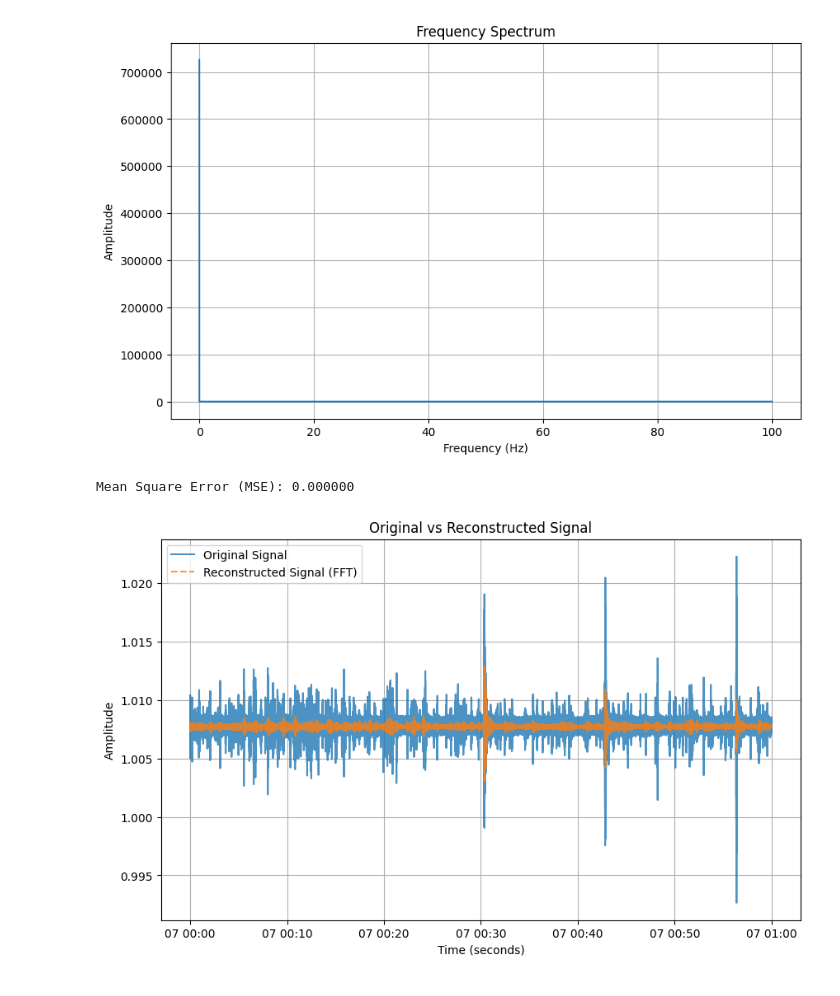
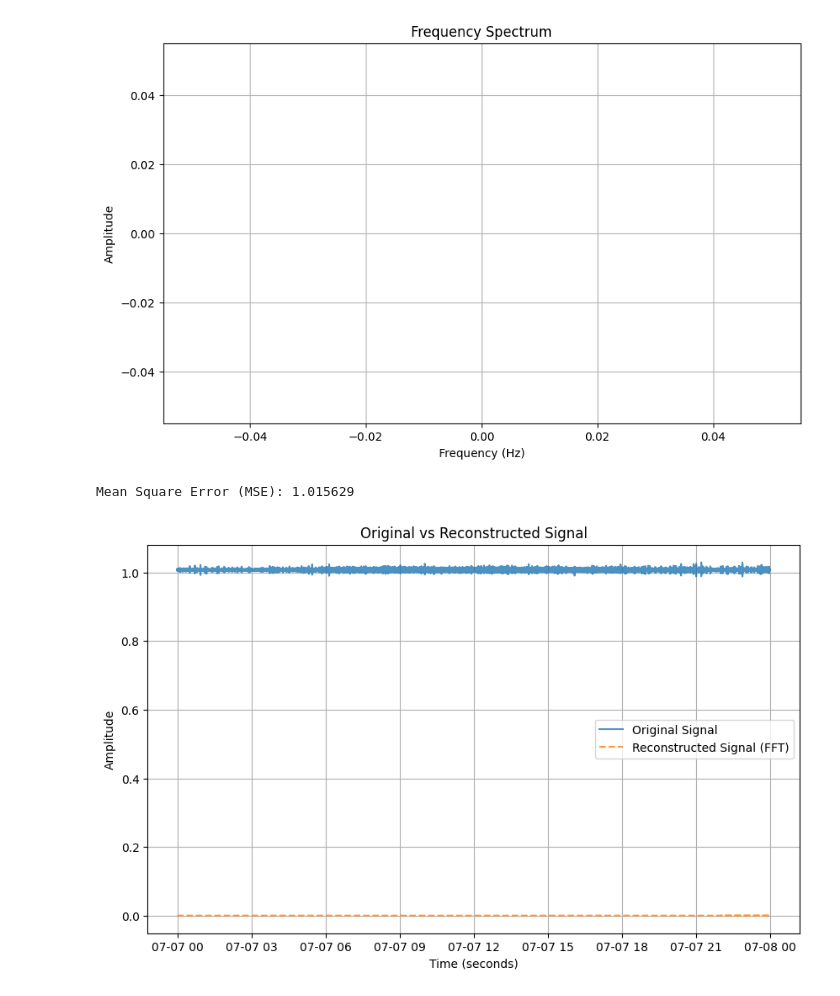
Before and after one commit to Thomas-Lohith/industry_time_series, a Jupyter notebook: MSE_downsampling_rates.ipynb, the cells around one changed output. Saved outputs shown, nothing was run; the diff lists cells and outputs as text; code cells hidden in the pictures.

```diff
--- a/MSE_downsampling_rates.ipynb
+++ b/MSE_downsampling_rates.ipynb
@@ -124,38 +147,34 @@ fft_result = fft(original_values.values)
 # %%
 frequencies = np.fft.fftfreq(len(original_values), d=0.005)  # Frequency bins (sampling interval = 5ms)
 
 # Visualize the FFT spectrum
 plt.figure(figsize=(10, 6))
 plt.plot(frequencies[:len(frequencies) // 2], np.abs(fft_result)[:len(frequencies) // 2])
 plt.title("Frequency Spectrum")
 plt.xlabel("Frequency (Hz)")
 plt.ylabel("Amplitude")
-plt.grid()
+
 plt.show()
 
-# Filter high frequencies (low-pass filter)
-threshold_freq = 5  # Set a cutoff frequency (e.g., 10 Hz)
-filtered_fft = fft_result.copy()
-filtered_fft[np.abs(frequencies) > threshold_freq] = 0  # Zero out frequencies above threshold
 
 # Perform Inverse FFT to reconstruct the signal
-reconstructed_signal = ifft(filtered_fft).real
+reconstructed_signal = ifft(frequencies).real
 
 # Calculate MSE between original and reconstructed signal
 mse = np.mean((original_values - reconstructed_signal) ** 2)
 print(f"Mean Square Error (MSE): {mse:.6f}")
 
 # Visualize the original and reconstructed signals
 plt.figure(figsize=(10, 6))
 plt.plot(original_time, original_values, label='Original Signal', alpha=0.8)
 plt.plot(original_time, reconstructed_signal, label='Reconstructed Signal (FFT)', linestyle='--', alpha=0.8)
 plt.title("Original vs Reconstructed Signal")
 plt.xlabel("Time (seconds)")
 plt.ylabel("Amplitude")
 plt.legend()
 plt.grid()
 plt.show()
 # %% [output]
-[figure, old version]
+[figure, new version]
-Mean Square Error (MSE): 0.000000
+Mean Square Error (MSE): 1.015629
-[figure, old version]
+[figure, new version]
```
Also changed, not shown: parts of 10 cells of this notebook, 13 other files.
